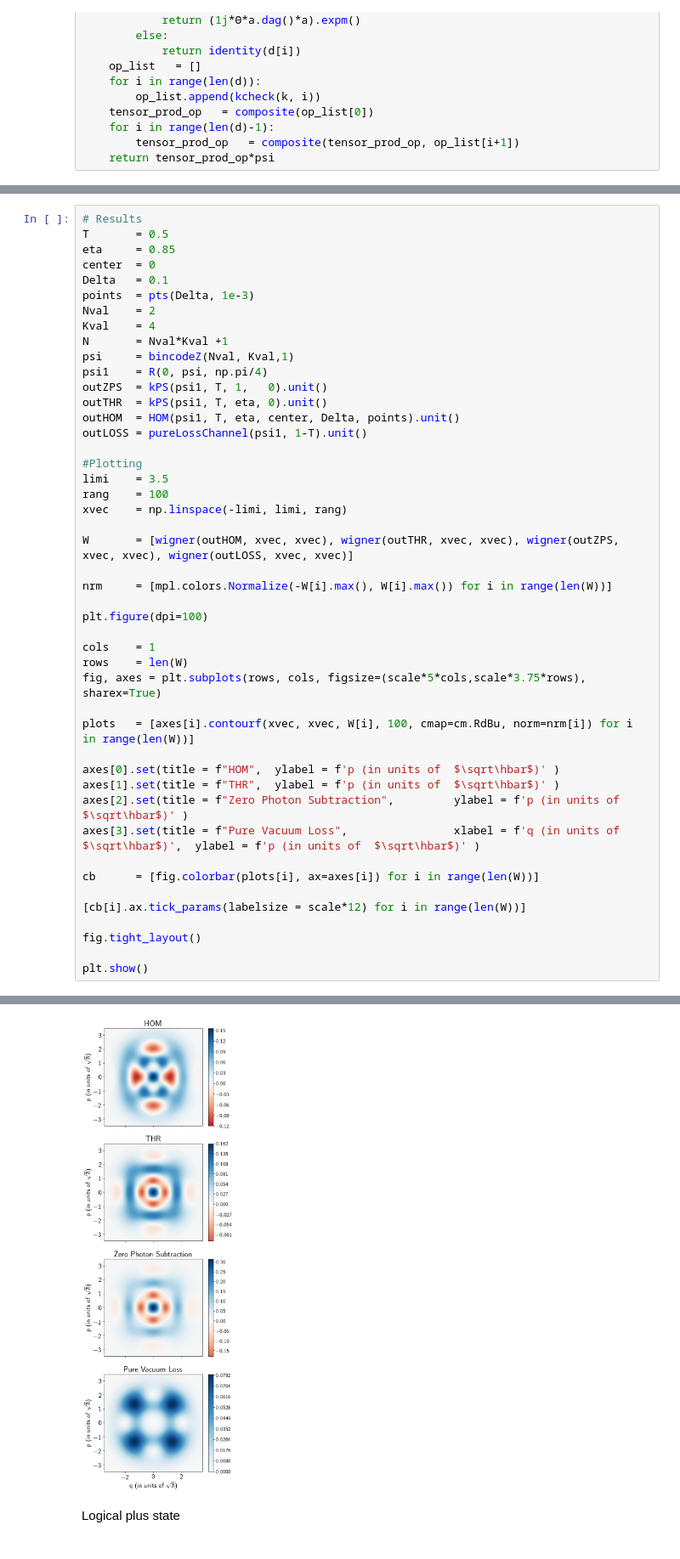
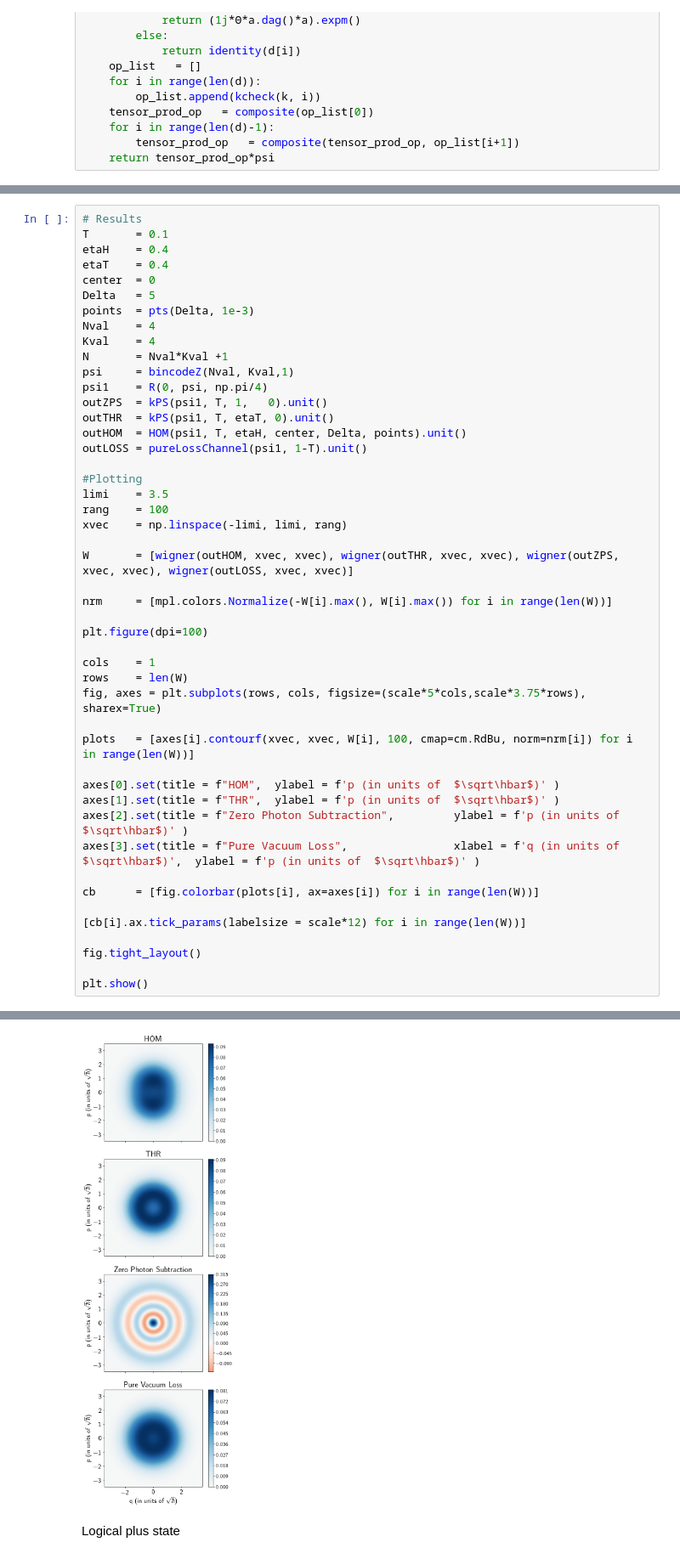
Before and after one commit to saurabh-shringarpure/ThrHomHet, a Jupyter notebook: bincode.ipynb, the cells around one changed output, grey strips where cells are left out. Shown at 85% size. Drawn from its saved outputs; the diff is of its cells as text.

```diff
--- a/bincode.ipynb
+++ b/bincode.ipynb
@@ -194,52 +211,53 @@ Logical 0 state
 # %%
 # Results
-T       = 0.5
-eta     = 0.85
+T       = 0.1
+etaH    = 0.4
+etaT    = 0.4
 center  = 0
-Delta   = 0.1
+Delta   = 5
 points  = pts(Delta, 1e-3)
-Nval    = 2
+Nval    = 4
 Kval    = 4
 N       = Nval*Kval +1
 psi     = bincodeZ(Nval, Kval,1)
 psi1    = R(0, psi, np.pi/4)
 outZPS  = kPS(psi1, T, 1,   0).unit()
-outTHR  = kPS(psi1, T, eta, 0).unit()
-outHOM  = HOM(psi1, T, eta, center, Delta, points).unit()
+outTHR  = kPS(psi1, T, etaT, 0).unit()
+outHOM  = HOM(psi1, T, etaH, center, Delta, points).unit()
 outLOSS = pureLossChannel(psi1, 1-T).unit()
 
 #Plotting
 limi    = 3.5
 rang    = 100
 xvec    = np.linspace(-limi, limi, rang)
 
 W       = [wigner(outHOM, xvec, xvec), wigner(outTHR, xvec, xvec), wigner(outZPS, xvec, xvec), wigner(outLOSS, xvec, xvec)]
 
 nrm     = [mpl.colors.Normalize(-W[i].max(), W[i].max()) for i in range(len(W))]
 
 plt.figure(dpi=100)
 
 cols    = 1
 rows    = len(W)
 fig, axes = plt.subplots(rows, cols, figsize=(scale*5*cols,scale*3.75*rows), sharex=True)
 
 plots   = [axes[i].contourf(xvec, xvec, W[i], 100, cmap=cm.RdBu, norm=nrm[i]) for i in range(len(W))]
 
 axes[0].set(title = f"HOM",  ylabel = f'p (in units of  $\sqrt\hbar$)' )
 axes[1].set(title = f"THR",  ylabel = f'p (in units of  $\sqrt\hbar$)' )
 axes[2].set(title = f"Zero Photon Subtraction",         ylabel = f'p (in units of  $\sqrt\hbar$)' )
 axes[3].set(title = f"Pure Vacuum Loss",                xlabel = f'q (in units of  $\sqrt\hbar$)',  ylabel = f'p (in units of  $\sqrt\hbar$)' )
 
 cb      = [fig.colorbar(plots[i], ax=axes[i]) for i in range(len(W))]
 
 [cb[i].ax.tick_params(labelsize = scale*12) for i in range(len(W))]
 
 fig.tight_layout()
 
 plt.show()
 # %% [output]
 <Figure size 640x480 with 0 Axes>
-[figure, old version]
+[figure, new version]
 # %% [markdown]
 Logical plus state
 # %%
```
Also changed, not shown: parts of 10 cells of this notebook.
